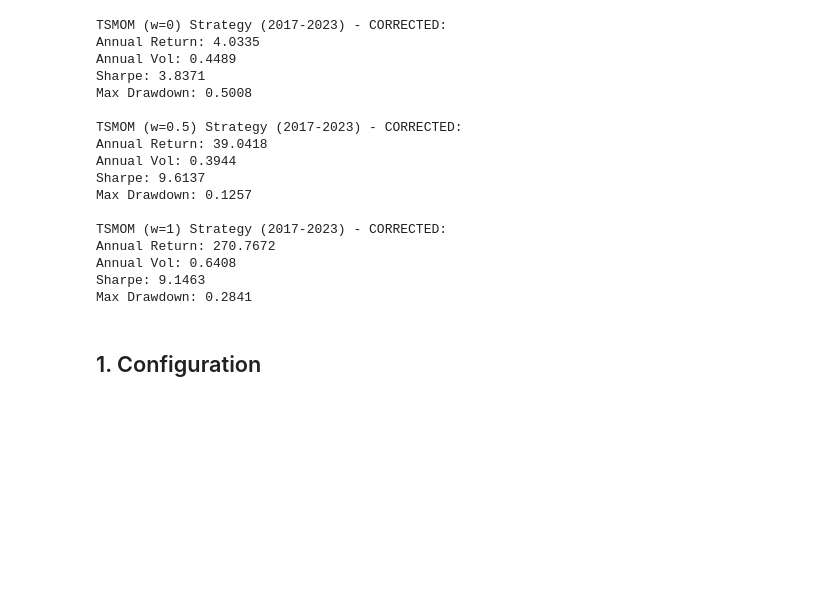
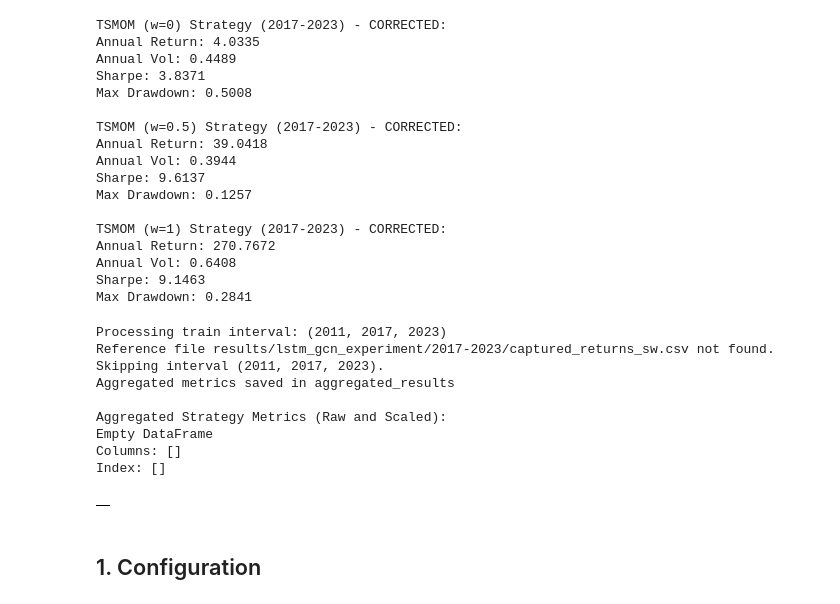
Before and after one commit to adam-909/4yp, a Jupyter notebook: 4YP-main/lstm_gcn_training.ipynb, the cells around one changed output. Saved outputs shown, nothing was run; the diff lists cells and outputs as text; code cells hidden in the pictures; blank space fills up the shorter version.

```diff
--- a/4YP-main/lstm_gcn_training.ipynb
+++ b/4YP-main/lstm_gcn_training.ipynb
@@ -140,6 +168,49 @@ Annual Return: 270.7672
 Annual Vol: 0.6408
 Sharpe: 9.1463
 Max Drawdown: 0.2841
+# %%
+import os
+from gml.backtest import run_classical_methods
+
+from settings.default import STRADDLE
+# INTERVALS = [(2011, y, y + 1) for y in range(2016, 2022)]
+# INTERVALS = [(2011, 2021, 2022)]
+INTERVALS = [(2011, 2017, 2023)]
+# INTERVALS = [(2011, y, y + 1) for y in range(2021, 2024)]
+
+
+# Original LSTM Strategy
+# REFERENCE_EXPERIMENT = "experiment_gml_lstm_cpnone_len63_notime_div_v1"
+
+# Graph ML Strategy
+# REFERENCE_EXPERIMENT = "experiment_graph_split80_gml_cpnone_len63_notime_div_v1"
+REFERENCE_EXPERIMENT = "lstm_gcn_experiment"
+
+if STRADDLE:
+    features_file_path = os.path.join(
+        "data",
+        "straddle_features",
+        "features.csv",
+    )
+else:
+    features_file_path = os.path.join(
+        "data",
+        "equity_features",
+        "features.csv",
+    )
+
+
+run_classical_methods(features_file_path, INTERVALS, REFERENCE_EXPERIMENT)
+# %% [output]
+Processing train interval: (2011, 2017, 2023)
+Reference file results/lstm_gcn_experiment/2017-2023/captured_returns_sw.csv not found. Skipping interval (2011, 2017, 2023).
+Aggregated metrics saved in aggregated_results
+
+Aggregated Strategy Metrics (Raw and Scaled):
+Empty DataFrame
+Columns: []
+Index: []
+|  |
 # %% [markdown]
 ## 1. Configuration
 # %%
```
Also changed, not shown: parts of 12 cells of this notebook, 4 other files.
